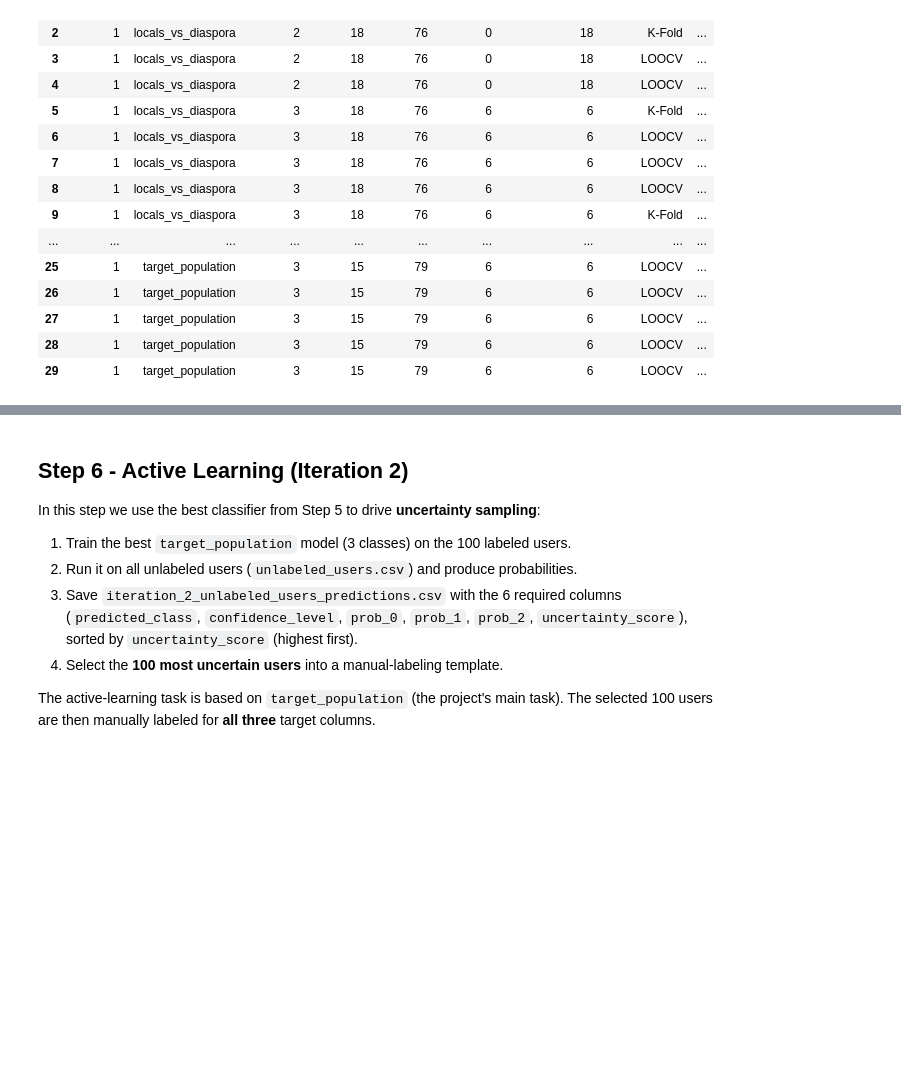
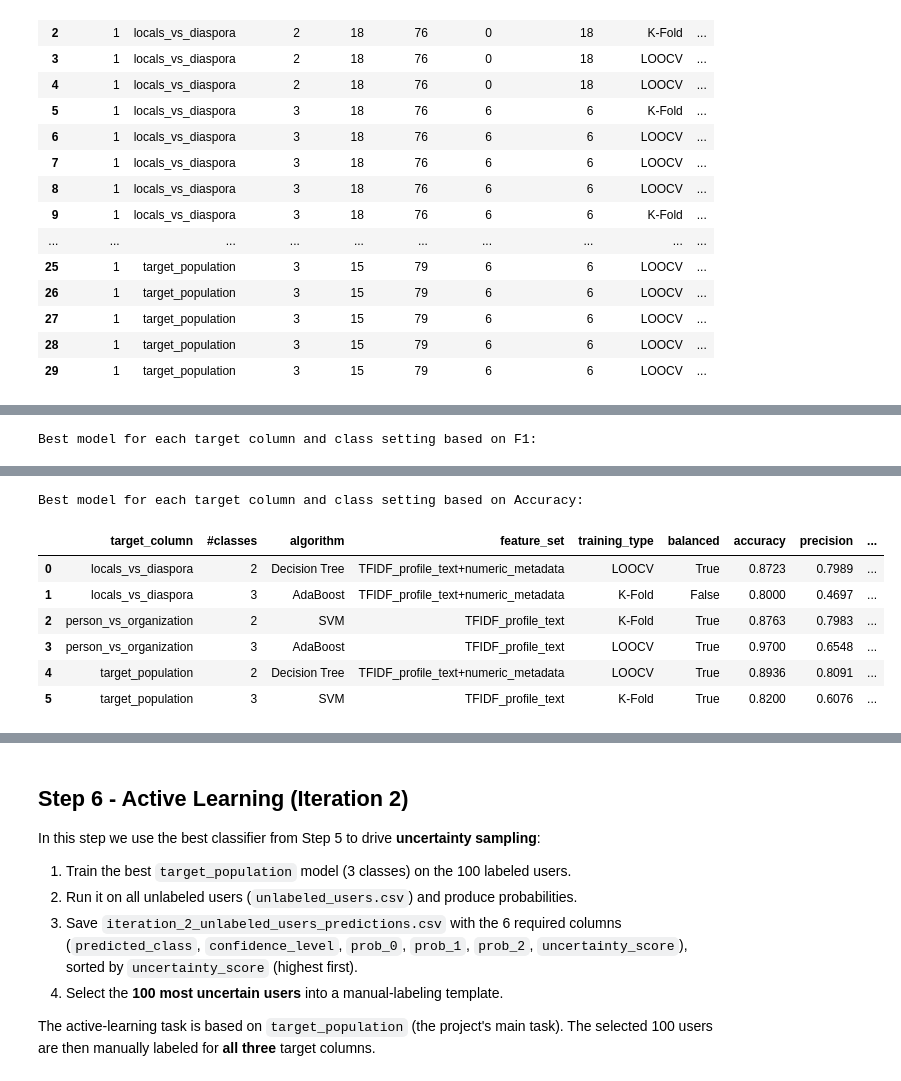
Before and after one commit to Matan2002/IsraelPOIs_ML_Project, a Jupyter notebook: Project.ipynb, the cells around one changed output, grey strips where cells are left out. Saved outputs shown, nothing was run; the diff lists cells and outputs as text; code cells hidden in the pictures; blank space fills up the shorter version.

Commit message:
Update step 5 model selection analysis

```diff
--- a/Project.ipynb
+++ b/Project.ipynb
@@ -1535,0 +1584,67 @@ Top 5 experiments for each target column and class setting:
+# %%
+# Step 5.9 - Compare best models by F1 and Accuracy
+
+# Best models by F1
+best_by_f1 = (
+    df_experiments
+    .sort_values(
+        by=["target_column", "#classes", "F1"],
+        ascending=[True, True, False]
+    )
+    .groupby(["target_column", "#classes"])
+    .head(1)
+    .reset_index(drop=True)
+)
+
+print("Best model for each target column and class setting based on F1:")
+display(
+    best_by_f1[
+        [
+            "target_column",
+            "#classes",
+            "algorithm",
+            "feature_set",
+            "training_type",
+            "balanced",
+            "accuracy",
+            "precision",
+            "recall",
+            "F1",
+            "AUC"
+        ]
+    ]
+)
+
+
+# Best models by Accuracy
+best_by_accuracy = (
+    df_experiments
+    .sort_values(
+        by=["target_column", "#classes", "accuracy"],
+        ascending=[True, True, False]
+    )
+    .groupby(["target_column", "#classes"])
+    .head(1)
+    .reset_index(drop=True)
+)
+
+print("Best model for each target column and class setting based on Accuracy:")
+display(
+    best_by_accuracy[
+        [
+            "target_column",
+            "#classes",
+            "algorithm",
+            "feature_set",
+            "training_type",
+            "balanced",
+            "accuracy",
+            "precision",
+            "recall",
+            "F1",
+            "AUC"
+        ]
+    ]
+)
+# %% [output]
+Best model for each target column and class setting based on F1:
@@ -1535,0 +1658,8 @@ Top 5 experiments for each target column and class setting:
+Best model for each target column and class setting based on Accuracy:
+|  | target_column | #classes | algorithm | feature_set | training_type | balanced | accuracy | precision | ... |
+| 0 | locals_vs_diaspora | 2 | Decision Tree | TFIDF_profile_text+numeric_metadata | LOOCV | True | 0.8723 | 0.7989 | ... |
+| 1 | locals_vs_diaspora | 3 | AdaBoost | TFIDF_profile_text+numeric_metadata | K-Fold | False | 0.8000 | 0.4697 | ... |
+| 2 | person_vs_organization | 2 | SVM | TFIDF_profile_text | K-Fold | True | 0.8763 | 0.7983 | ... |
+| 3 | person_vs_organization | 3 | AdaBoost | TFIDF_profile_text | LOOCV | True | 0.9700 | 0.6548 | ... |
+| 4 | target_population | 2 | Decision Tree | TFIDF_profile_text+numeric_metadata | LOOCV | True | 0.8936 | 0.8091 | ... |
+| 5 | target_population | 3 | SVM | TFIDF_profile_text | K-Fold | True | 0.8200 | 0.6076 | ... |
```
Also changed, not shown: parts of 8 cells of this notebook.
